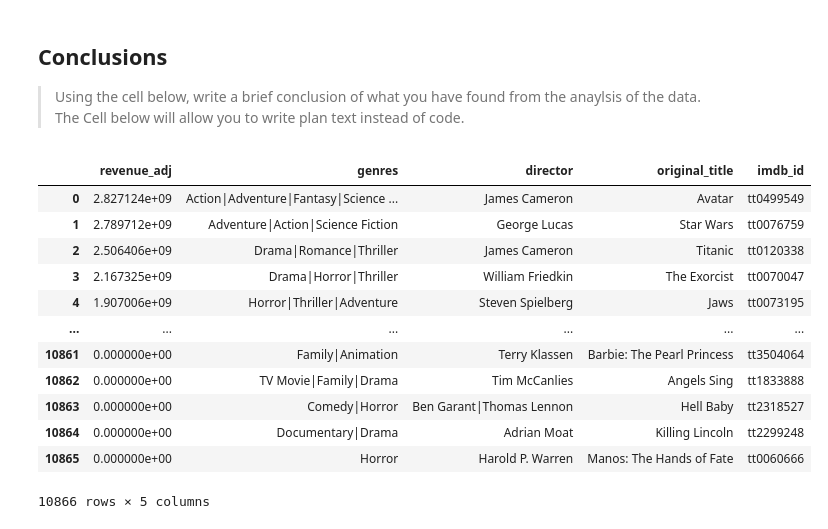
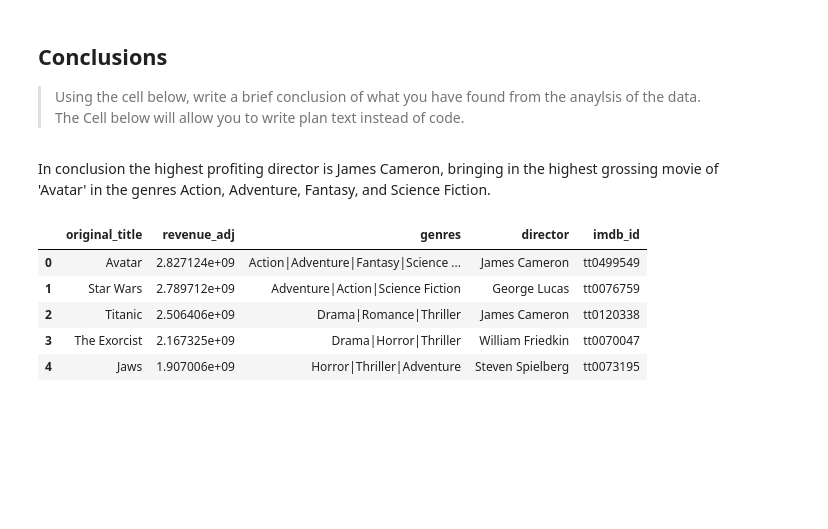
Before and after one commit to vanessaromandelgado/imdb-movie-data-analysis, a Jupyter notebook: Movie Revenue Analysis.ipynb, the cells around one changed output. Cells and saved outputs as stored; diff of their text form; code cells hidden in the pictures; blank space fills up the shorter version.

```diff
--- a/Movie Revenue Analysis.ipynb
+++ b/Movie Revenue Analysis.ipynb
@@ -173,22 +173,17 @@ highest_gross_movies
 ## Conclusions
 
 > Using the cell below, write a brief conclusion of what you have found from the anaylsis of the data. The Cell below will allow you to write plan text instead of code.
+# %% [markdown]
+In conclusion the highest profiting director is James Cameron, bringing in the highest grossing movie of 'Avatar' in the genres Action, Adventure, Fantasy, and Science Fiction.
 # %%
-movies.head(1)
 movies[['original_title','director','genres','production_companies','revenue_adj']].describe()
-avgsortmovies = movies[['revenue_adj', 'genres','director','original_title','imdb_id']].sort_values(['revenue_adj'], ascending=False).reset_index(drop=True)
+avgsortmovies = movies[['original_title','revenue_adj','director', 'genres','imdb_id']].sort_values(['revenue_adj'], ascending=False).reset_index(drop=True)
 avgsortmovies
+avgsortmovies.head(5)
 # %% [output]
-|  | revenue_adj | genres | director | original_title | imdb_id |
-| 0 | 2.827124e+09 | Action|Adventure|Fantasy|Science ... | James Cameron | Avatar | tt0499549 |
-| 1 | 2.789712e+09 | Adventure|Action|Science Fiction | George Lucas | Star Wars | tt0076759 |
-| 2 | 2.506406e+09 | Drama|Romance|Thriller | James Cameron | Titanic | tt0120338 |
-| 3 | 2.167325e+09 | Drama|Horror|Thriller | William Friedkin | The Exorcist | tt0070047 |
-| 4 | 1.907006e+09 | Horror|Thriller|Adventure | Steven Spielberg | Jaws | tt0073195 |
-| ... | ... | ... | ... | ... | ... |
-| 10861 | 0.000000e+00 | Family|Animation | Terry Klassen | Barbie: The Pearl Princess | tt3504064 |
-| 10862 | 0.000000e+00 | TV Movie|Family|Drama | Tim McCanlies | Angels Sing | tt1833888 |
-| 10863 | 0.000000e+00 | Comedy|Horror | Ben Garant|Thomas Lennon | Hell Baby | tt2318527 |
-| 10864 | 0.000000e+00 | Documentary|Drama | Adrian Moat | Killing Lincoln | tt2299248 |
-| 10865 | 0.000000e+00 | Horror | Harold P. Warren | Manos: The Hands of Fate | tt0060666 |
+|  | original_title | revenue_adj | genres | director | imdb_id |
+| 0 | Avatar | 2.827124e+09 | Action|Adventure|Fantasy|Science ... | James Cameron | tt0499549 |
+| 1 | Star Wars | 2.789712e+09 | Adventure|Action|Science Fiction | George Lucas | tt0076759 |
+| 2 | Titanic | 2.506406e+09 | Drama|Romance|Thriller | James Cameron | tt0120338 |
+| 3 | The Exorcist | 2.167325e+09 | Drama|Horror|Thriller | William Friedkin | tt0070047 |
+| 4 | Jaws | 1.907006e+09 | Horror|Thriller|Adventure | Steven Spielberg | tt0073195 |
-10866 rows × 5 columns
```
